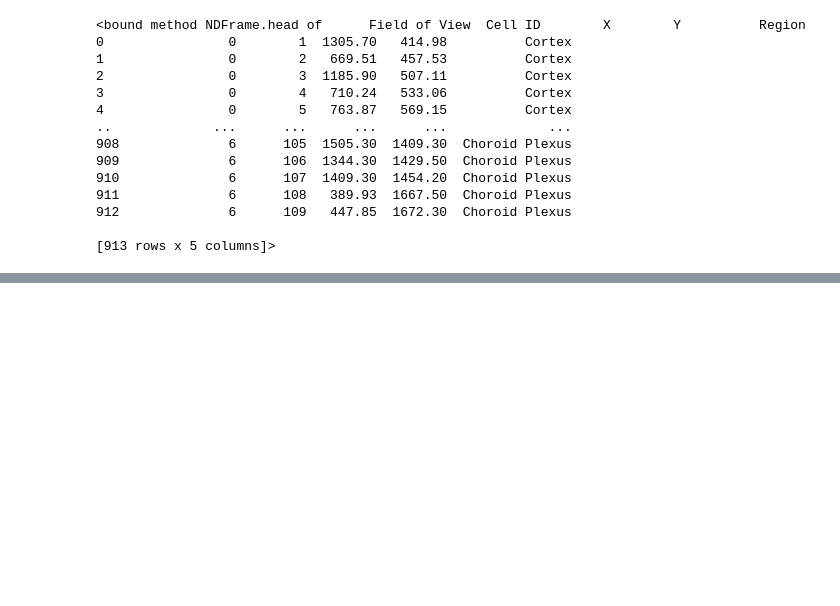
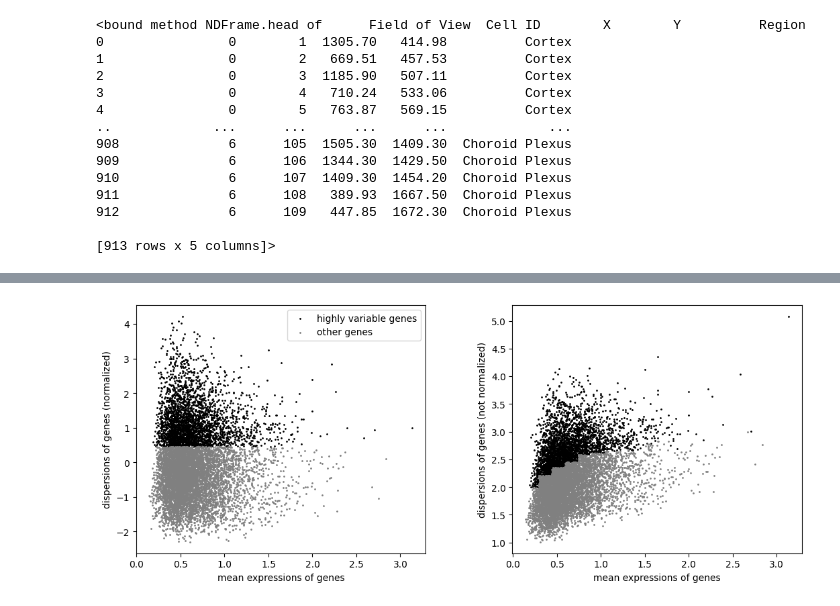
Before and after one commit to 2255-Spatial-Transcriptomics/data_processing, a Jupyter notebook: mouse_cortex_dataset4.ipynb, the cells around one changed output, grey strips where cells are left out. Cells and saved outputs as stored; diff of their text form; code cells hidden in the pictures; blank space fills up the shorter version.

```diff
--- a/mouse_cortex_dataset4.ipynb
+++ b/mouse_cortex_dataset4.ipynb
@@ -43,0 +68,10 @@ cortex_svz_counts.head
+# %%
+# normalize the data
+sc.pp.normalize_per_cell(adata_counts, counts_per_cell_after=1e4)
+sc.pp.log1p(adata_counts)
+
+# flavor="cell_ranger" is consistent with Seurat and flavor="suerat" is not consistent with Seurat
+sc.pp.highly_variable_genes(adata_counts, min_mean=0.01, max_mean=8, min_disp=1, n_top_genes=3000, n_bins=20, flavor="seurat")
+sc.pl.highly_variable_genes(adata_counts)
+# %% [output]
+[figure, added]
```
Also changed, not shown: parts of 9 cells of this notebook.
